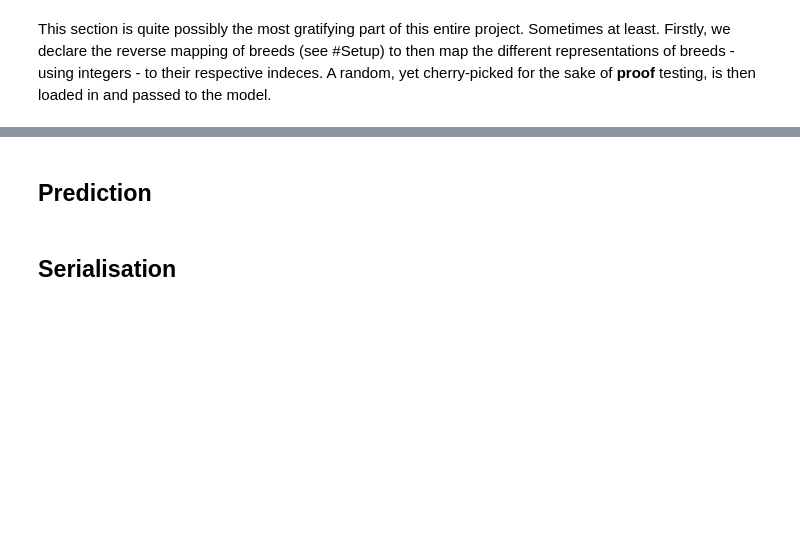
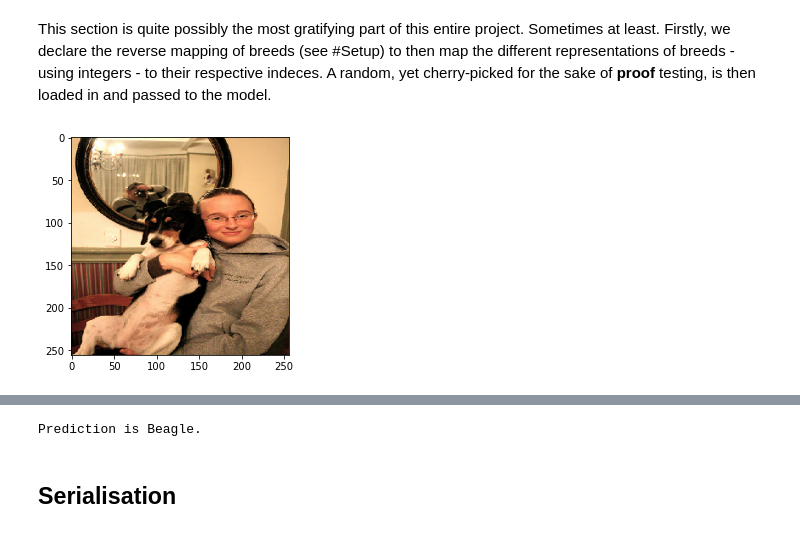
Before and after one commit to snenenenenenene/pet-classification, a Jupyter notebook: notebook.ipynb, the cells around one changed output, grey strips where cells are left out. Cells and saved outputs as stored; diff of their text form; code cells hidden in the pictures; blank space fills up the shorter version.

```diff
--- a/notebook.ipynb
+++ b/notebook.ipynb
@@ -157,16 +218,25 @@ plt.show()
 This section is quite possibly the most gratifying part of this entire project. Sometimes at least.
 Firstly, we declare the reverse mapping of breeds (see #Setup) to then map the different representations of breeds - using integers - to their respective indeces. A random, yet cherry-picked for the sake of **proof** testing, is then loaded in and passed to the model.
 # %%
-image=load_img("breeds/TEST/beagle/101.jpg",target_size=(256,256))
+image=load_img("breeds/TRAIN/beagle/101.jpg",target_size=(256,256))
 plt.imshow(image)
 plt.show()
 
 model = keras.models.load_model('models/model1.h5')
 
 image=img_to_array(image)
 image=image/255.0
 prediction_image=np.array(image)
 prediction_image= np.expand_dims(image, axis=0)
 
 def mapper(value):
     return reverse_mapping[value]
+
+# PREDICTION
+
+prediction=model.predict(prediction_image)
+value=np.argmax(prediction)
+move_name=mapper(value)
+print(f"Prediction is {format(move_name).capitalize()}.")
+# %% [output]
+[figure, added]
@@ -173,2 +244 @@ def mapper(value):
+Prediction is Beagle.
-# %% [markdown]
-## Prediction
```
Also changed, not shown: parts of 18 cells of this notebook, 7 other files.
